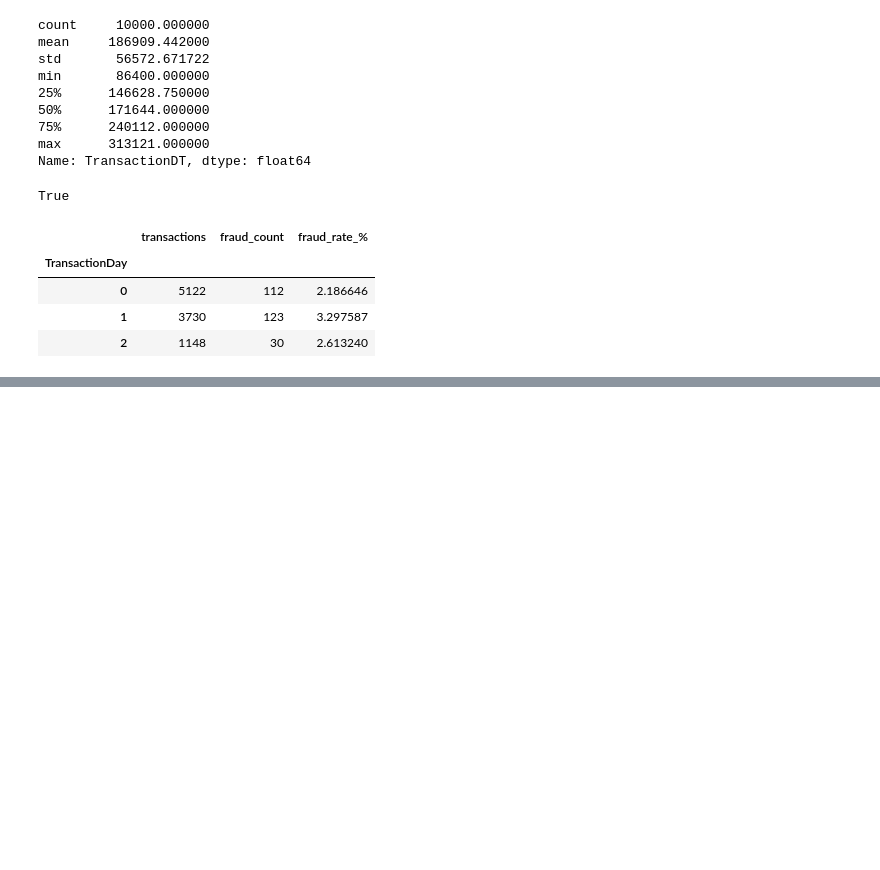
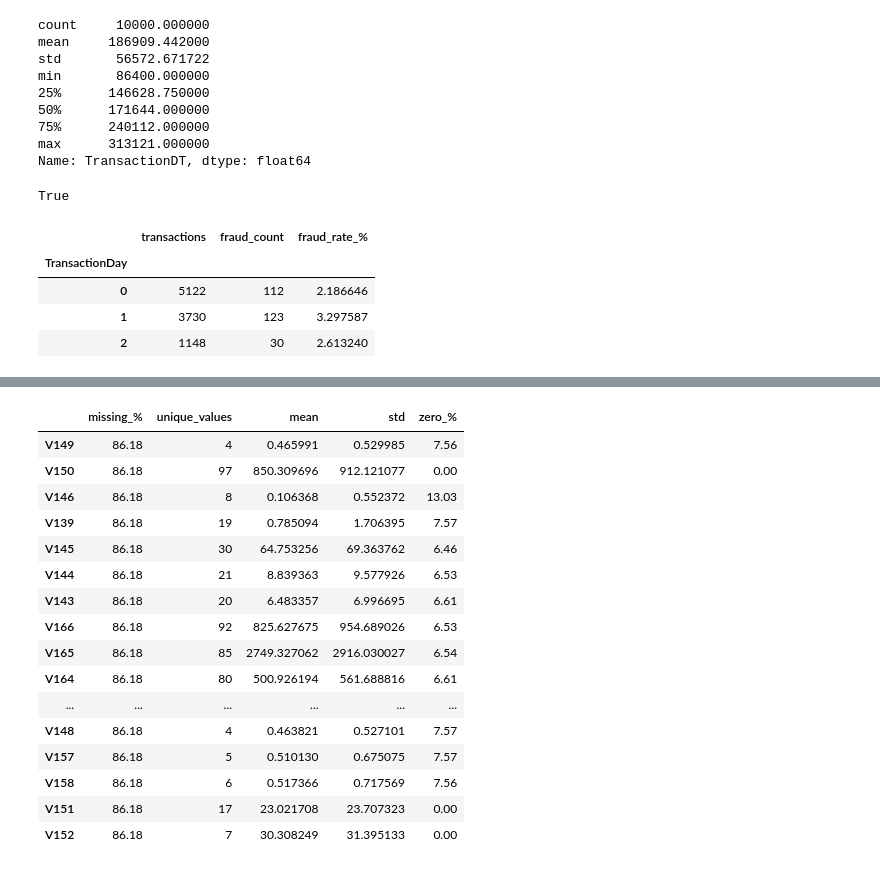
Before and after one commit to nileshkatuwal/fraud-detection-risk-scoring, a Jupyter notebook: notebooks/01_data_understanding.ipynb, the cells around one changed output, grey strips where cells are left out. Cells and saved outputs as stored; diff of their text form; code cells hidden in the pictures; blank space fills up the shorter version.

Commit message:
Complete data understanding analysis

```diff
--- a/notebooks/01_data_understanding.ipynb
+++ b/notebooks/01_data_understanding.ipynb
@@ -714,0 +900,36 @@ train_sample.drop(
+# %%
+# Create a compact profile of all V features.
+
+v_profile = pd.DataFrame({
+    "missing_%": train_sample[feature_groups["V"]].isna().mean() * 100,
+    "unique_values": train_sample[feature_groups["V"]].nunique(dropna=True),
+    "mean": train_sample[feature_groups["V"]].mean(),
+    "std": train_sample[feature_groups["V"]].std(),
+    "zero_%": (
+        train_sample[feature_groups["V"]].eq(0).mean() * 100
+    )
+})
+
+# Sort by missingness so we can immediately see which V features are the sparsest.
+v_profile.sort_values(
+    "missing_%",
+    ascending=False
+).head(20)
+# %% [output]
+|  | missing_% | unique_values | mean | std | zero_% |
+| V149 | 86.18 | 4 | 0.465991 | 0.529985 | 7.56 |
+| V150 | 86.18 | 97 | 850.309696 | 912.121077 | 0.00 |
+| V146 | 86.18 | 8 | 0.106368 | 0.552372 | 13.03 |
+| V139 | 86.18 | 19 | 0.785094 | 1.706395 | 7.57 |
+| V145 | 86.18 | 30 | 64.753256 | 69.363762 | 6.46 |
+| V144 | 86.18 | 21 | 8.839363 | 9.577926 | 6.53 |
+| V143 | 86.18 | 20 | 6.483357 | 6.996695 | 6.61 |
+| V166 | 86.18 | 92 | 825.627675 | 954.689026 | 6.53 |
+| V165 | 86.18 | 85 | 2749.327062 | 2916.030027 | 6.54 |
+| V164 | 86.18 | 80 | 500.926194 | 561.688816 | 6.61 |
+| ... | ... | ... | ... | ... | ... |
+| V148 | 86.18 | 4 | 0.463821 | 0.527101 | 7.57 |
+| V157 | 86.18 | 5 | 0.510130 | 0.675075 | 7.57 |
+| V158 | 86.18 | 6 | 0.517366 | 0.717569 | 7.56 |
+| V151 | 86.18 | 17 | 23.021708 | 23.707323 | 0.00 |
+| V152 | 86.18 | 7 | 30.308249 | 31.395133 | 0.00 |
```
Also changed, not shown: parts of 30 cells of this notebook.
